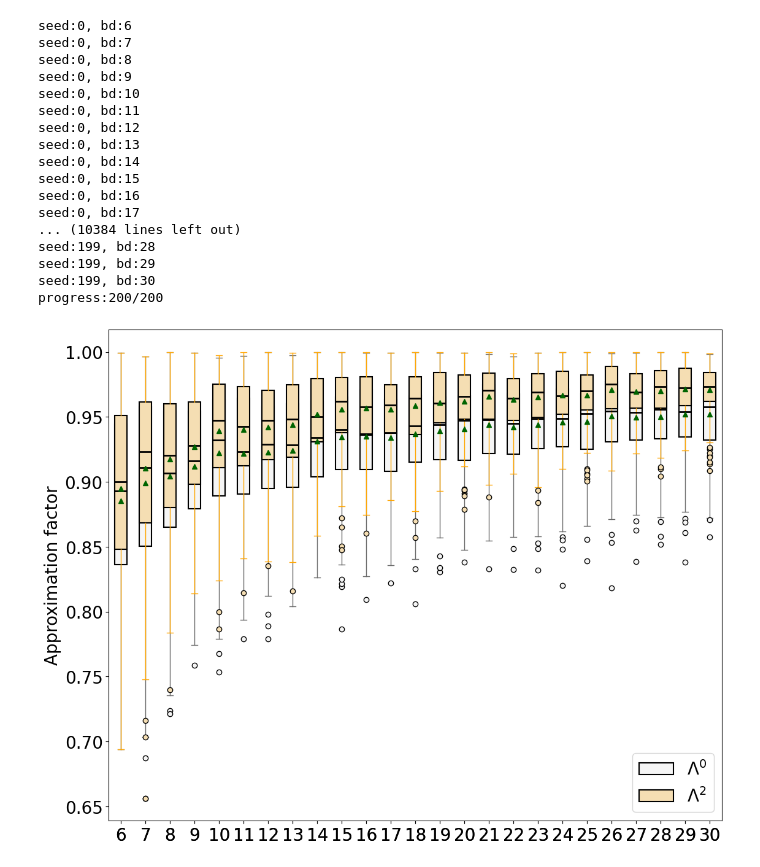
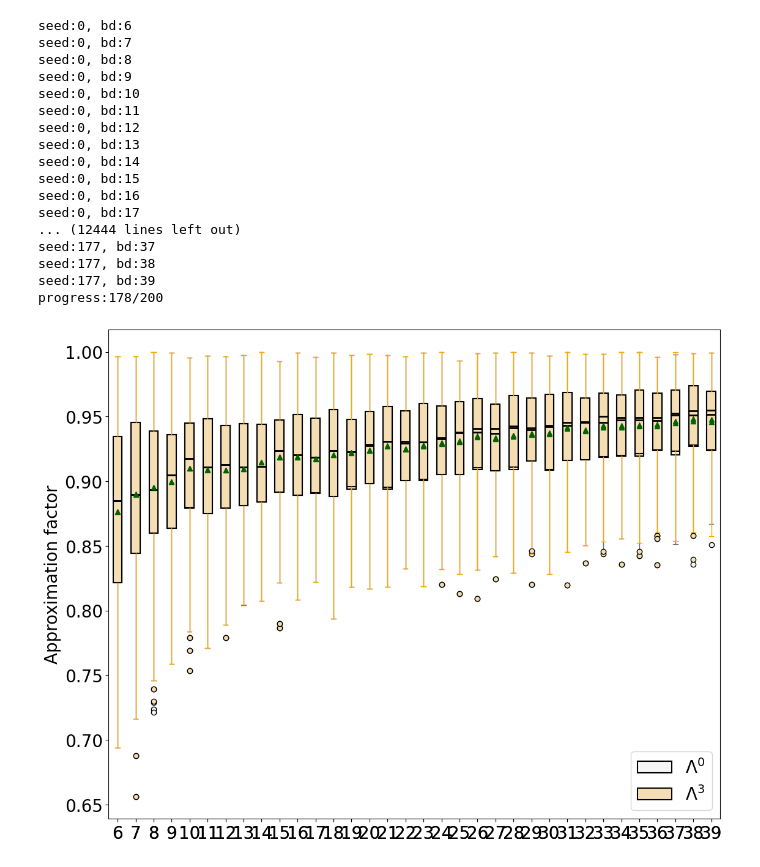
Before and after one commit to tongch8819/SubOptKnapsack, a Jupyter notebook: notebooks/boxplots.ipynb, the cells around one changed output. Drawn from its saved outputs; the diff is of its cells as text; code cells hidden in the pictures.

```diff
--- a/notebooks/boxplots.ipynb
+++ b/notebooks/boxplots.ipynb
@@ -178,5 +206,5 @@ progress:200/200
 # %%
-upper_bounds = ["ub1", "ub7"]
+upper_bounds = ["ub1", "ub7m"]
 algos = ["greedy_max"]
 # task_name = "FacebookGraphCoverage"
 # task_name = "CalTechMaximization"
@@ -192,7 +220,7 @@ path_dict = {
 
 n = 500
 start_b = 6
-stop_b = 31
+stop_b = 40
 
 sample = 100
 suffix = f""
@@ -209,9 +237,9 @@ algo = "modified_greedy"
 
 ub_list = [
     "ub1",
-    # "ub1m",
+    "ub1m",
     "ub7",
-    # "ub7m"
+    "ub7m"
 ]
 
 ub_title_dict = {
@@ -235,7 +263,7 @@ ub_mean_list = []
 for ub in ub_list:
     ub_mean_list.append([])
 
-seed_range = range(0, 200)
+seed_range = range(0, 178)
 
 ubs_to_draw_list = [0, 1]
 
@@ -289,44 +317,44 @@ whisker_color_list = ["dimgray","orange"]
 
 ub_label_dict = {
     "ub0":r"$\Lambda^0$",
-    "ub1":r"$\Lambda^2$"
+    "ub1":r"$\Lambda^3$"
 }
 
 for i in range(0, len(data_list)):
     data = data_list[i]
 
     flier_props["markerfacecolor"] = color_list[i]
     whisker_props["color"] = whisker_color_list[i]
 
     bp = ax.boxplot(data,label=ub_label_dict[f"ub{i}"], patch_artist=True, tick_labels=budget_title_list, showmeans=True, boxprops=box_props, medianprops=median_props
                     , meanprops=mean_props, flierprops=flier_props, whiskerprops=whisker_props, capprops=whisker_props)
 
     for median in bp["medians"]:
         median.set_color("black")
     for box in bp["boxes"]:
         box.set_facecolor(color_list[i])
 
 plt.legend()
 
 
 plt.savefig('../foo.png')
 # %% [output]
 seed:0, bd:6
 seed:0, bd:7
 seed:0, bd:8
 seed:0, bd:9
 seed:0, bd:10
 seed:0, bd:11
 seed:0, bd:12
 seed:0, bd:13
 seed:0, bd:14
 seed:0, bd:15
 seed:0, bd:16
 seed:0, bd:17
-... (10384 lines left out)
-seed:199, bd:28
-seed:199, bd:29
-seed:199, bd:30
-progress:200/200
+... (12444 lines left out)
+seed:177, bd:37
+seed:177, bd:38
+seed:177, bd:39
+progress:178/200
-[figure, old version]
+[figure, new version]
 # %%
```
Also changed, not shown: parts of 4 cells of this notebook, 36 other files.
